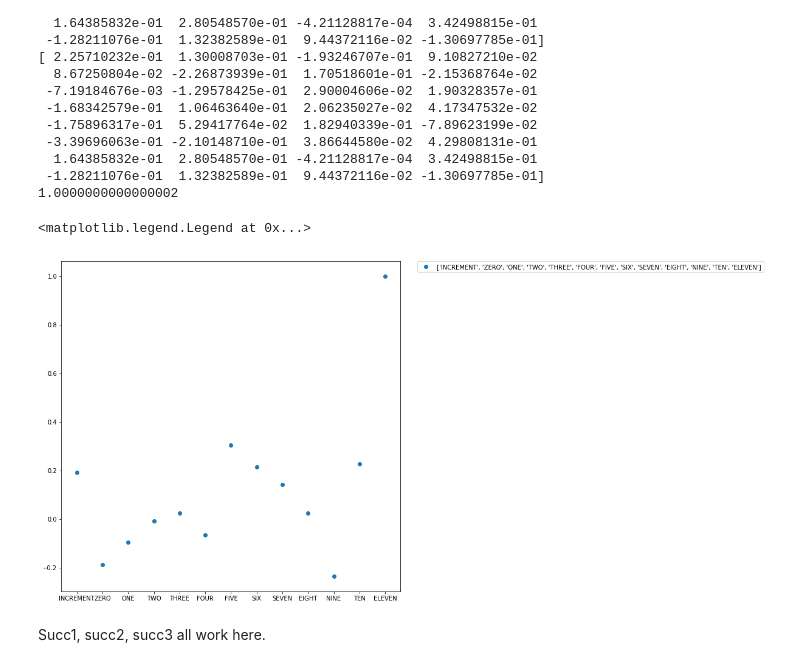
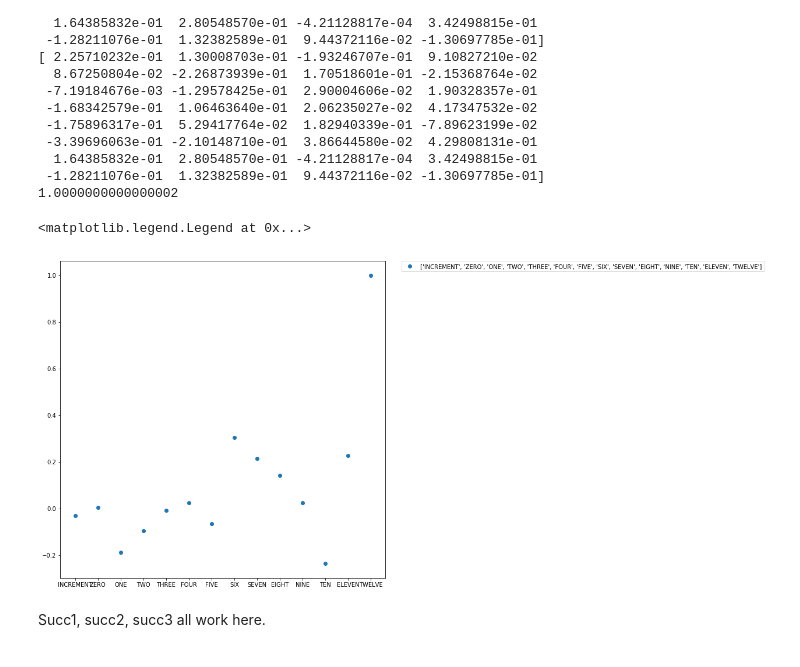
Before and after one commit to s72sue/induction, a Jupyter notebook: logic/succ_operation.ipynb, the cells around one changed output. Saved outputs shown, nothing was run; the diff lists cells and outputs as text; code cells hidden in the pictures.

```diff
--- a/logic/succ_operation.ipynb
+++ b/logic/succ_operation.ipynb
@@ -25,7 +25,7 @@ vocab.add("EIGHT", vocab.parse("SEVEN*INCREMENT"))
 vocab.add("NINE", vocab.parse("EIGHT*INCREMENT"))
 vocab.add("TEN", vocab.parse("NINE*INCREMENT"))
 vocab.add("ELEVEN", vocab.parse("TEN*INCREMENT"))
-
+vocab.add("TWELVE", vocab.parse("ELEVEN*INCREMENT"))
 
 
 one = vocab.parse("ONE")
@@ -73,23 +73,23 @@ print (np.dot(incr.v, T.v))   # dot product ~ 1
 # %%
 import matplotlib.pyplot as plt
 %matplotlib inline
 
 
-test = (eight * T*T*T).v
+test = (eight * T*T*T*T).v
 
 similarity = []
 for sp_name in vocab.keys:
     vec = vocab.parse(sp_name).v
     similarity.append(np.dot(test, vec))
 
 
 #similarity = vocab.dot(test)    # compute dot product with each vector in the vocab
 
 plt.figure(figsize = (10,10))
 plt.plot(vocab.keys, similarity, 'o', label=vocab.keys)
 plt.legend(bbox_to_anchor=(1.05, 1), loc=2, borderaxespad=0.0)
 # %% [output]
 <matplotlib.legend.Legend at 0x...>
-[figure, old version]
+[figure, new version]
 # %% [markdown]
 Succ1, succ2, succ3 all work here.
```
Also changed, not shown: 7 other files.
